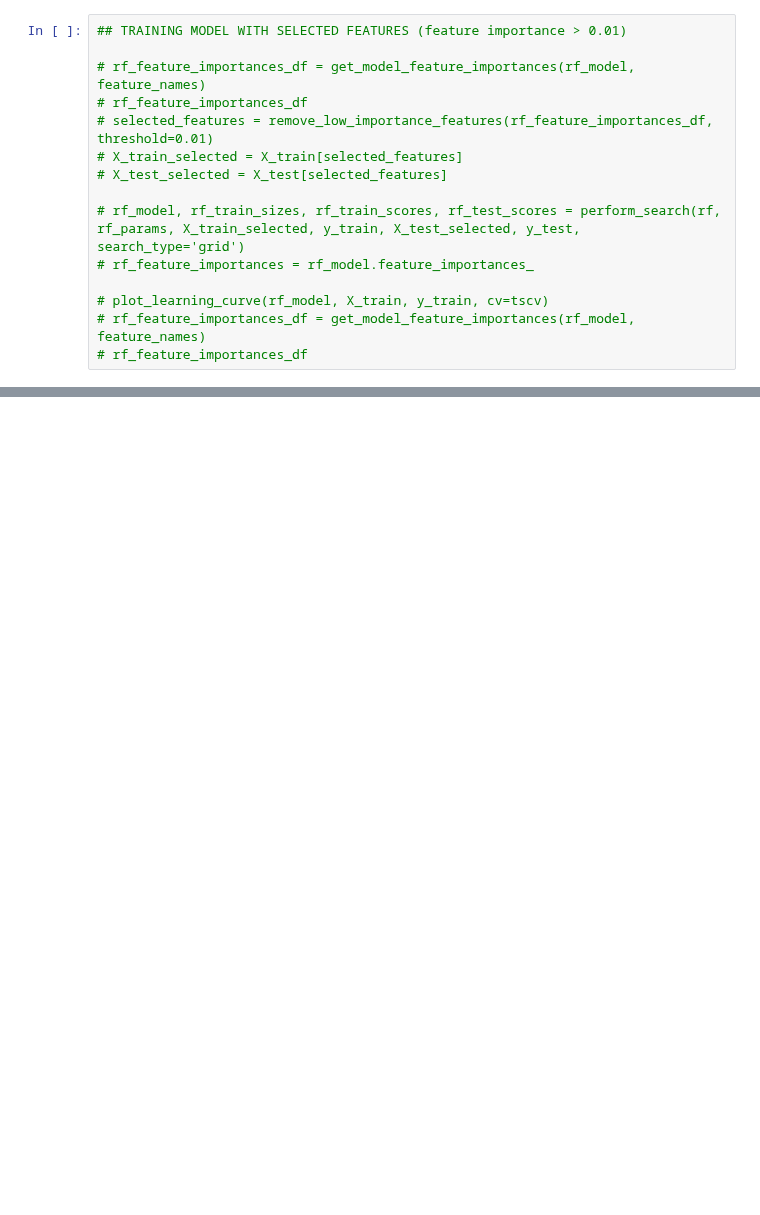
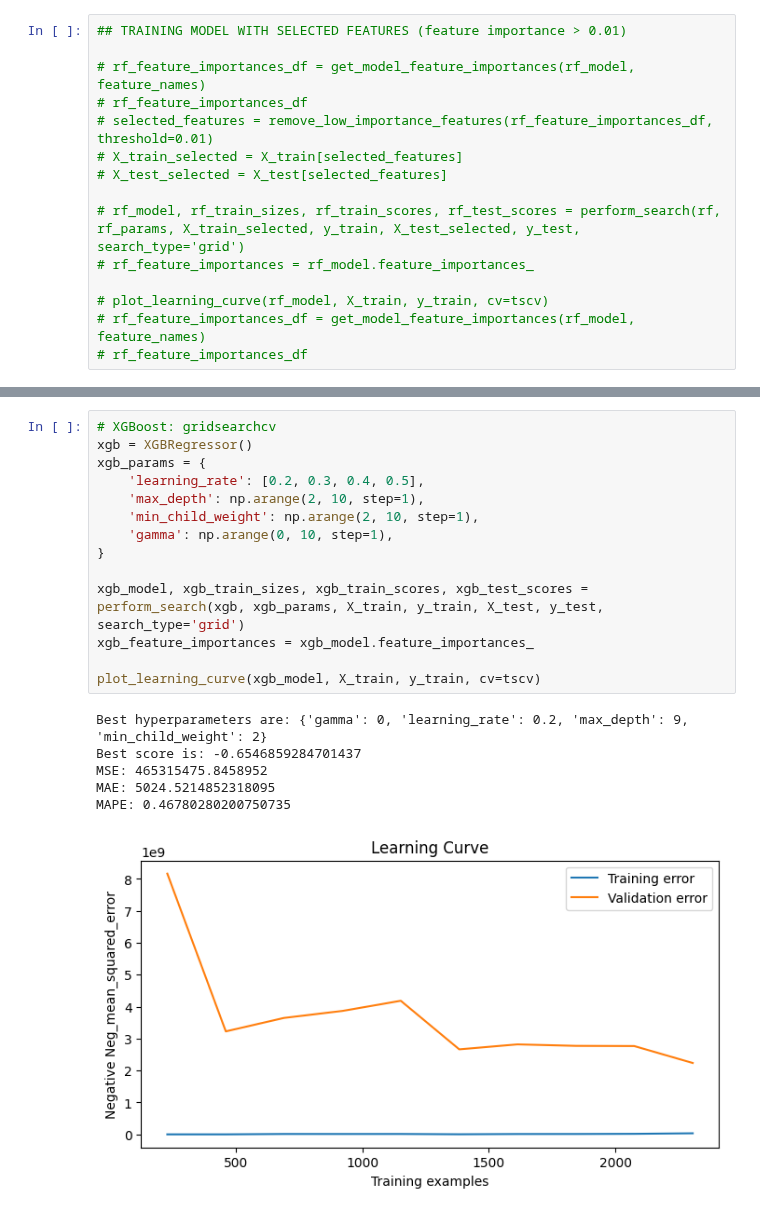
Before and after one commit to cryptogazzetta/Arte, a Jupyter notebook: analysis/catalogo_hyperparameter_tuning.ipynb, the cells around one changed output, grey strips where cells are left out. Drawn from its saved outputs; the diff is of its cells as text; blank space fills up the shorter version.

```diff
--- a/analysis/catalogo_hyperparameter_tuning.ipynb
+++ b/analysis/catalogo_hyperparameter_tuning.ipynb
@@ -228,3 +277,24 @@ MAE: 14961.954991480648
+# %%
+# XGBoost: gridsearchcv
+xgb = XGBRegressor()
+xgb_params = {
+    'learning_rate': [0.2, 0.3, 0.4, 0.5],
+    'max_depth': np.arange(2, 10, step=1),
+    'min_child_weight': np.arange(2, 10, step=1),
+    'gamma': np.arange(0, 10, step=1),
+}
+
+xgb_model, xgb_train_sizes, xgb_train_scores, xgb_test_scores = perform_search(xgb, xgb_params, X_train, y_train, X_test, y_test, search_type='grid')
+xgb_feature_importances = xgb_model.feature_importances_
+
+plot_learning_curve(xgb_model, X_train, y_train, cv=tscv)
+# %% [output]
+Best hyperparameters are: {'gamma': 0, 'learning_rate': 0.2, 'max_depth': 9, 'min_child_weight': 2}
+Best score is: -0.6546859284701437
+MSE: 465315475.8458952
+MAE: 5024.5214852318095
+MAPE: 0.46780280200750735
+[figure, added]
 # %%
 ## ENSEMBLE MODEL
 
```
Also changed, not shown: parts of 15 cells of this notebook, 7 other files.
